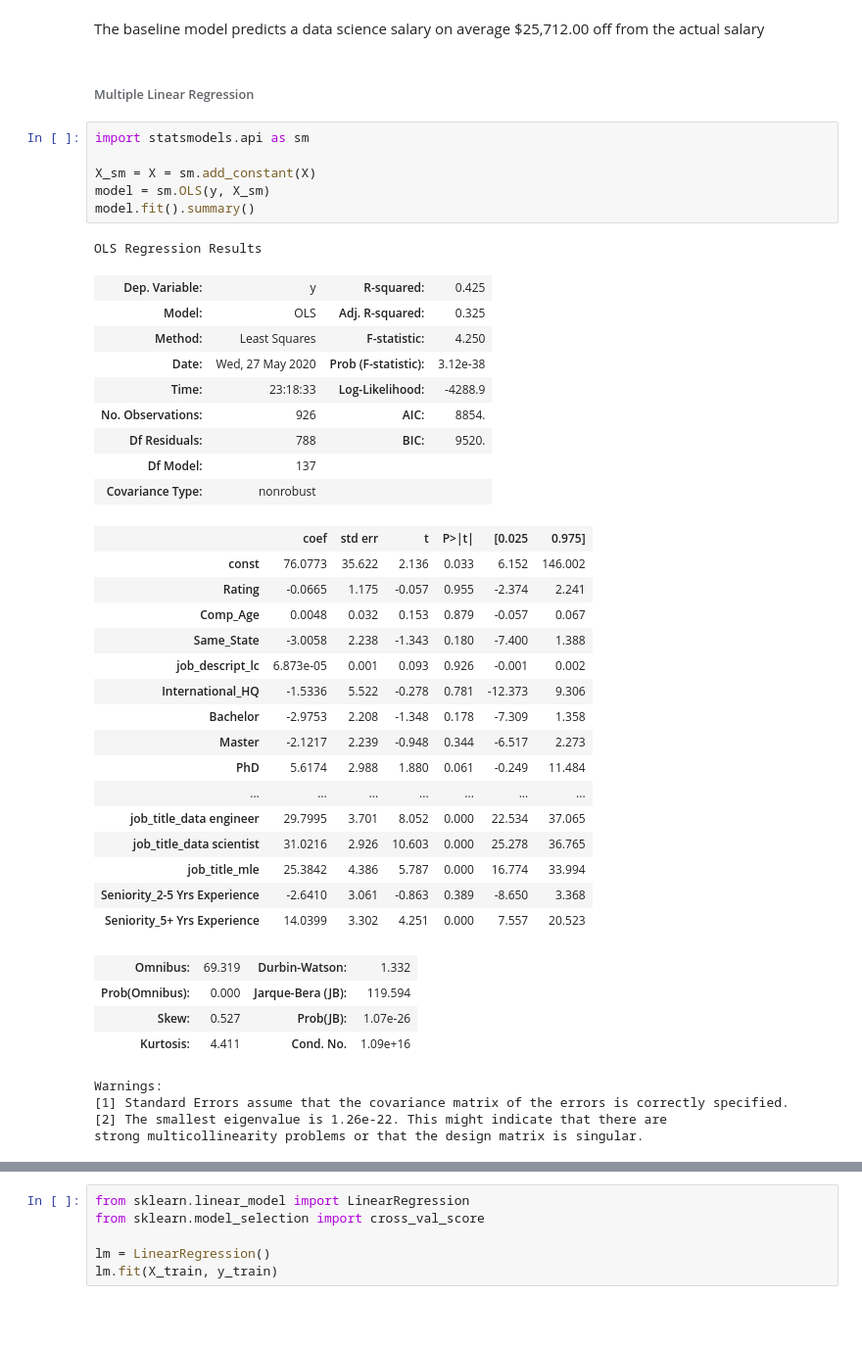
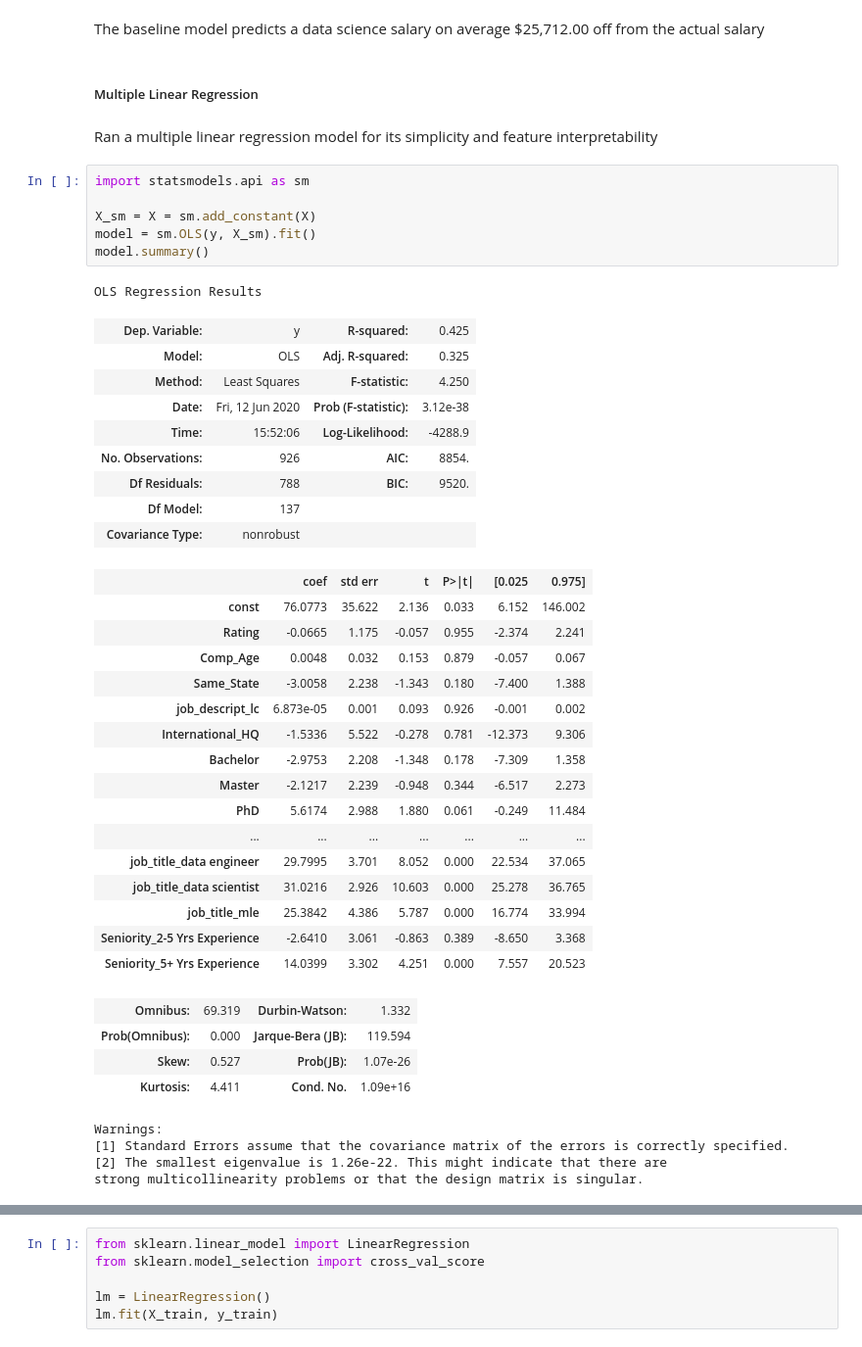
Before and after one commit to rmlevy1/nyc-mhtn-ds-010620-lectures, a Jupyter notebook: Final_Project/Modeling.ipynb, the cells around one changed output, grey strips where cells are left out. Shown at 98% size. Cells and saved outputs as stored; diff of their text form; blank space fills up the shorter version.

Commit message:
update modeling

```diff
--- a/Final_Project/Modeling.ipynb
+++ b/Final_Project/Modeling.ipynb
@@ -73,20 +73,22 @@ mean_absolute_error(dummy_regr.predict(X), y)
 # %% [markdown]
 The baseline model predicts a data science salary on average $25,712.00 off from the actual salary
 # %% [markdown]
-###### Multiple Linear Regression
+##### Multiple Linear Regression
+# %% [markdown]
+Ran a multiple linear regression model for its simplicity and feature interpretability
 # %%
 import statsmodels.api as sm
 
 X_sm = X = sm.add_constant(X)
-model = sm.OLS(y, X_sm)
-model.fit().summary()
+model = sm.OLS(y, X_sm).fit()
+model.summary()
 # %% [output]
 OLS Regression Results
 | Dep. Variable: | y | R-squared: | 0.425 |
 | Model: | OLS | Adj. R-squared: | 0.325 |
 | Method: | Least Squares | F-statistic: | 4.250 |
-| Date: | Wed, 27 May 2020 | Prob (F-statistic): | 3.12e-38 |
-| Time: | 23:18:33 | Log-Likelihood: | -4288.9 |
+| Date: | Fri, 12 Jun 2020 | Prob (F-statistic): | 3.12e-38 |
+| Time: | 15:52:06 | Log-Likelihood: | -4288.9 |
 | No. Observations: | 926 | AIC: | 8854. |
 | Df Residuals: | 788 | BIC: | 9520. |
 | Df Model: | 137 |  |  |
```
Also changed, not shown: parts of 18 cells of this notebook, 1 other file.
